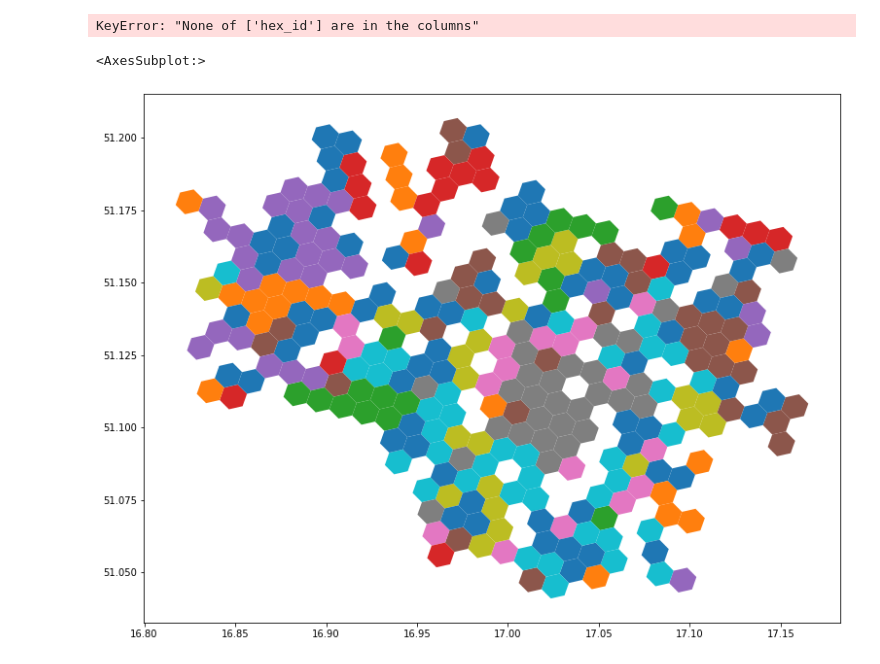
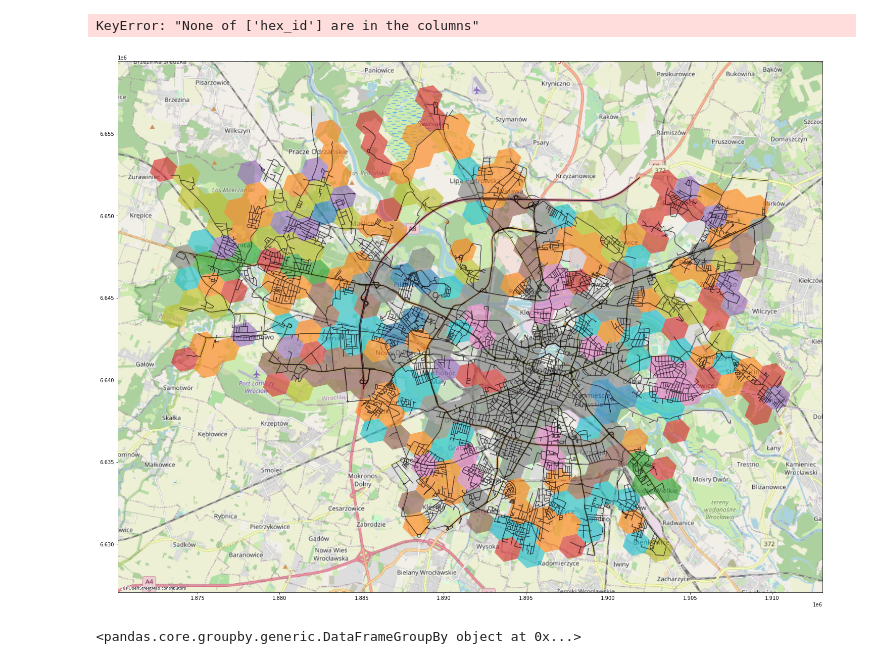
Before and after one commit to Calychas/highway2vec, a Jupyter notebook: notebooks/h3.ipynb, the cells around one changed output. Cells and saved outputs as stored; diff of their text form; code cells hidden in the pictures.

Commit message:
add basemap to vis

```diff
--- a/notebooks/h3.ipynb
+++ b/notebooks/h3.ipynb
@@ -184,7 +184,7 @@ from sklearn.feature_extraction.text import TfidfTransformer
 
 v = TfidfTransformer()
 x = v.fit_transform(hex_feautres)
-hex_features_tfidf = pd.DataFrame.sparse.from_spmatrix(x, index=hex_feautres.index, columns=hex_feautres.columns)
+hex_features_tfidf = pd.DataFrame(x.toarray(), index=hex_feautres.index, columns=hex_feautres.columns)
 hex_features_tfidf
 # %% [output]
 |  | oneway_0 | oneway_1 | lanes_1 | lanes_2 | lanes_3 | lanes_4 | lanes_5 | lanes_6 | lanes_7 | ... |
@@ -206,7 +206,7 @@ import hdbscan
 import plotly.express as px
 import umap
 # %%
-mapper = umap.UMAP(n_neighbors=5, metric="cosine").fit(hex_features_tfidf.values)
+mapper = umap.UMAP(n_neighbors=4, metric="euclidean").fit(hex_features_tfidf.values)
 embedding = mapper.transform(hex_features_tfidf.values)
 # %%
 clusterer = hdbscan.HDBSCAN(min_cluster_size=6, metric="euclidean")
@@ -229,10 +229,18 @@ h3_gdf = h3_gdf.rename(columns={"id": "hex_id"}).set_index("hex_id")
 KeyError: "None of ['hex_id'] are in the columns"
 # %%
 hex_gdf = h3_gdf.join(hex_features)
-# %%
-import matplotlib.pyplot as plt
-fig, ax = plt.subplots(1, 1, figsize=(15,10))
-hex_gdf[hex_gdf["cluster"] != -1].plot(column='cluster', ax=ax)
-# %% [output]
-<AxesSubplot:>
-[figure, removed]
+# %%
+import matplotlib.pyplot as plt
+import contextily as ctx
+fig, ax = plt.subplots(1, 1, figsize=(25,20))
+ax.set_aspect('equal')
+# hex_gdf.plot(column='cluster', ax=ax)
+hex_gdf[hex_gdf["cluster"] != -1].to_crs(epsg=3857).plot(column='cluster', ax=ax, alpha=0.6)
+edges.to_crs(epsg=3857).plot(ax=ax, color="black", alpha=0.6)
+ctx.add_basemap(ax, source=ctx.providers.OpenStreetMap.Mapnik)
+# %% [output]
+[figure, added]
+# %%
+hex_group_cluster = hex_features_tfidf.join(embedding_df).groupby(by="cluster")
+# %% [output]
+<pandas.core.groupby.generic.DataFrameGroupBy object at 0x...>
```
Also changed, not shown: parts of 2 cells of this notebook, 1 other file.
